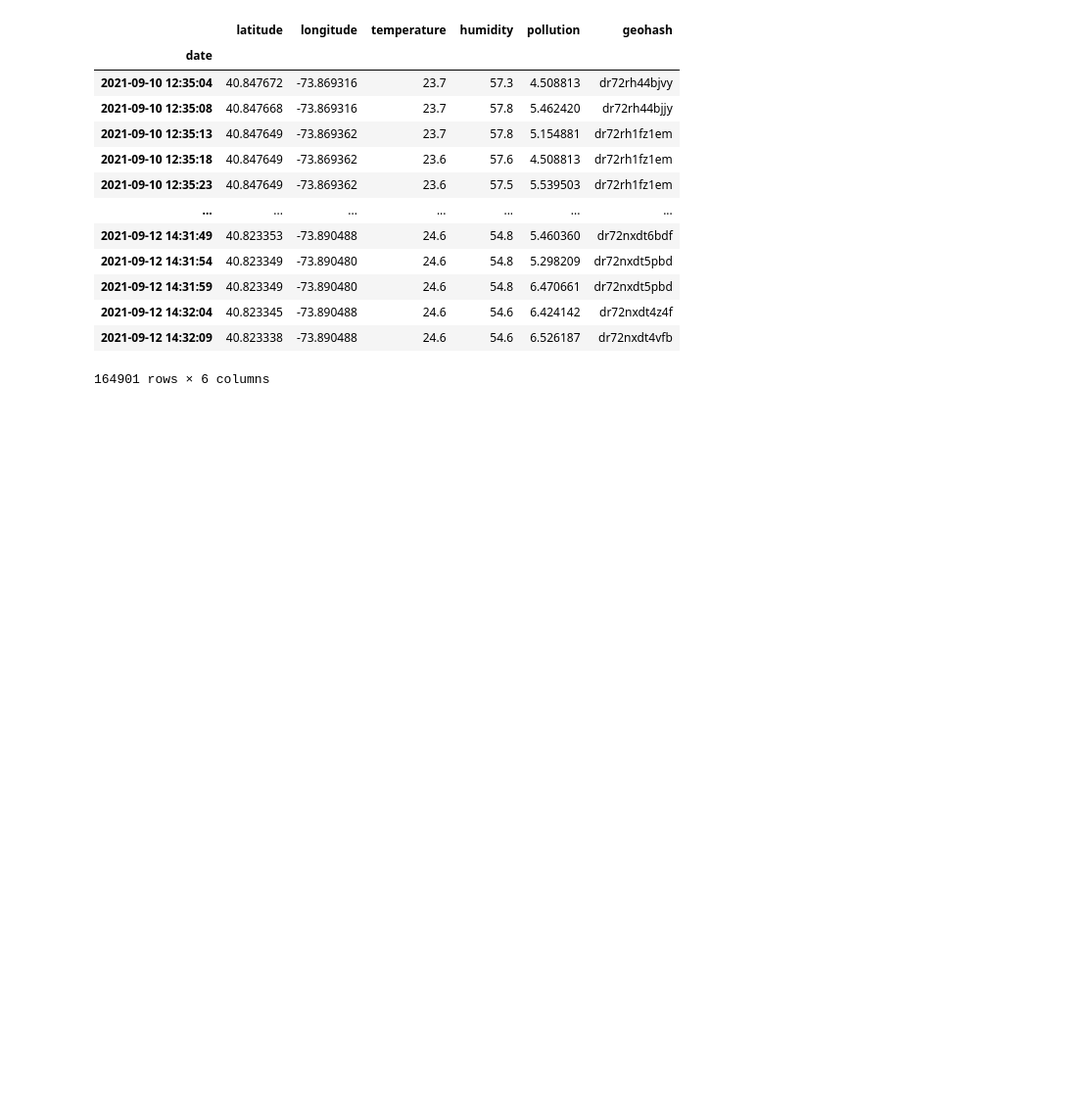
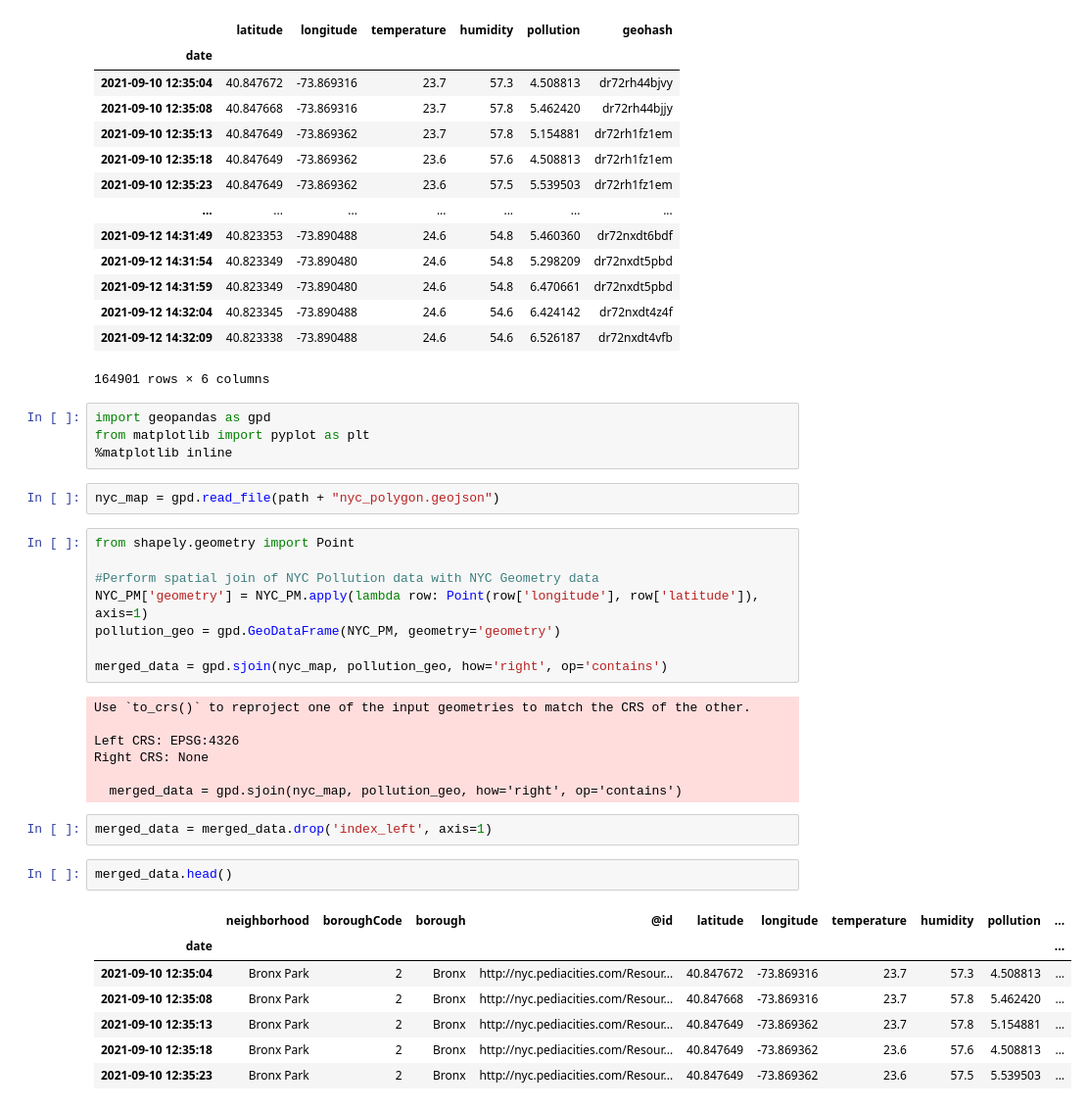
Before and after one commit to Dr-Isam-ALJAWARNEH/ds-project-lstm-forecasting, a Jupyter notebook: Project01_LSTM.ipynb, the cells around one changed output. Shown at 98% size. Cells and saved outputs as stored; diff of their text form; blank space fills up the shorter version.

Commit message:
Spatial_Join
Utilized geopandas to perform spatial join to combine both datasets.

```diff
--- a/Project01_LSTM.ipynb
+++ b/Project01_LSTM.ipynb
@@ -208,3 +208,36 @@ grouped_data.head(20)
 | 2021-09-12 14:32:04 | 40.823345 | -73.890488 | 24.6 | 54.6 | 6.424142 | dr72nxdt4z4f |
 | 2021-09-12 14:32:09 | 40.823338 | -73.890488 | 24.6 | 54.6 | 6.526187 | dr72nxdt4vfb |
 164901 rows × 6 columns
+# %%
+import geopandas as gpd
+from matplotlib import pyplot as plt
+%matplotlib inline
+# %%
+nyc_map = gpd.read_file(path + "nyc_polygon.geojson")
+# %%
+from shapely.geometry import Point
+
+#Perform spatial join of NYC Pollution data with NYC Geometry data
+NYC_PM['geometry'] = NYC_PM.apply(lambda row: Point(row['longitude'], row['latitude']), axis=1)
+pollution_geo = gpd.GeoDataFrame(NYC_PM, geometry='geometry')
+
+merged_data = gpd.sjoin(nyc_map, pollution_geo, how='right', op='contains')
+# %% [output]
+Use `to_crs()` to reproject one of the input geometries to match the CRS of the other.
+
+Left CRS: EPSG:4326
+Right CRS: None
+
+  merged_data = gpd.sjoin(nyc_map, pollution_geo, how='right', op='contains')
+# %%
+merged_data = merged_data.drop('index_left', axis=1)
+# %%
+merged_data.head()
+# %% [output]
+|  | neighborhood | boroughCode | borough | @id | latitude | longitude | temperature | humidity | pollution | ... |
+| date |  |  |  |  |  |  |  |  |  | ... |
+| 2021-09-10 12:35:04 | Bronx Park | 2 | Bronx | http://nyc.pediacities.com/Resour... | 40.847672 | -73.869316 | 23.7 | 57.3 | 4.508813 | ... |
+| 2021-09-10 12:35:08 | Bronx Park | 2 | Bronx | http://nyc.pediacities.com/Resour... | 40.847668 | -73.869316 | 23.7 | 57.8 | 5.462420 | ... |
+| 2021-09-10 12:35:13 | Bronx Park | 2 | Bronx | http://nyc.pediacities.com/Resour... | 40.847649 | -73.869362 | 23.7 | 57.8 | 5.154881 | ... |
+| 2021-09-10 12:35:18 | Bronx Park | 2 | Bronx | http://nyc.pediacities.com/Resour... | 40.847649 | -73.869362 | 23.6 | 57.6 | 4.508813 | ... |
+| 2021-09-10 12:35:23 | Bronx Park | 2 | Bronx | http://nyc.pediacities.com/Resour... | 40.847649 | -73.869362 | 23.6 | 57.5 | 5.539503 | ... |
```
